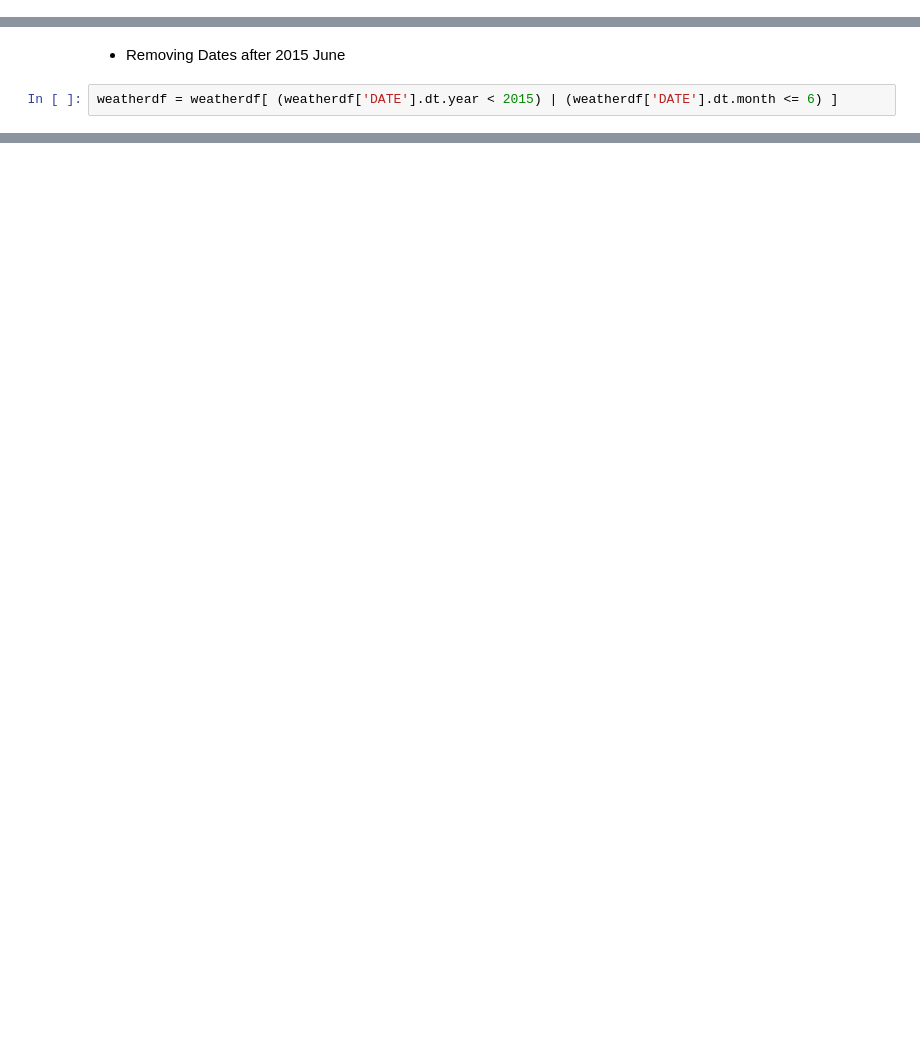
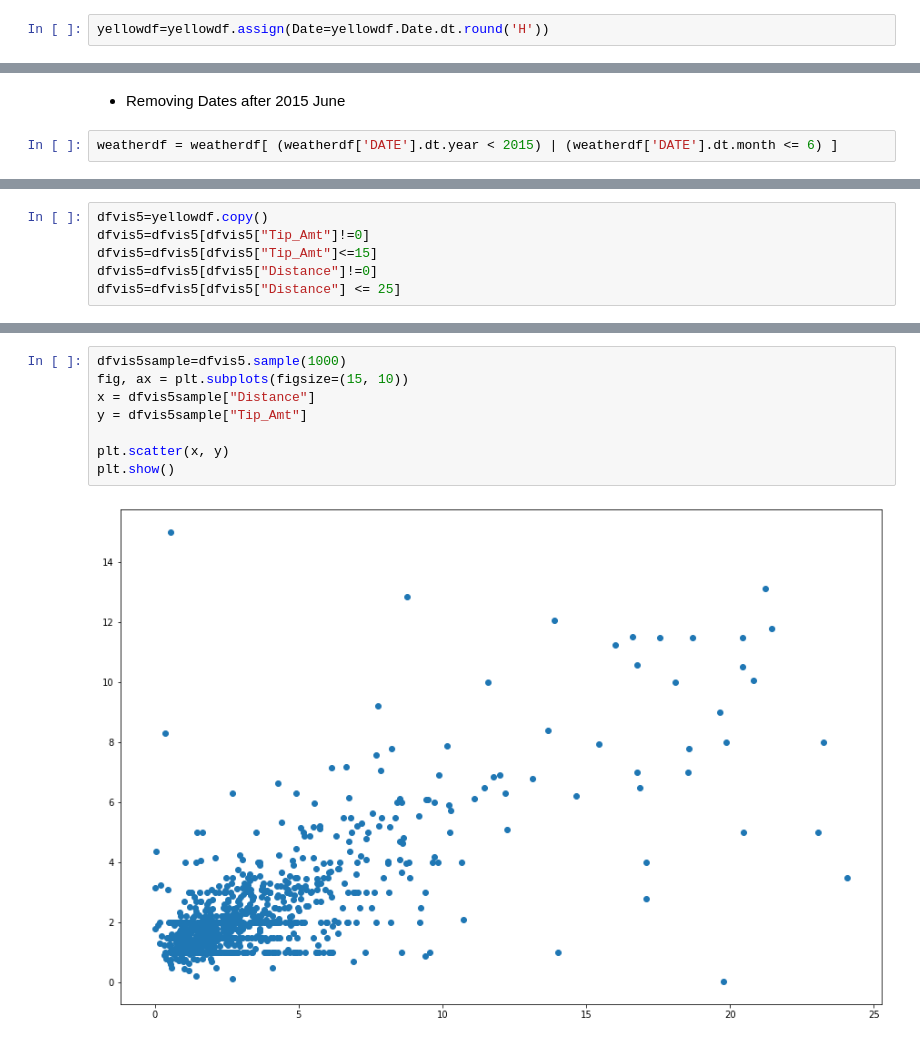
Before and after one commit to kunalsojatia/TFA_Taxi_Project, a Jupyter notebook: taxi.ipynb, the cells around one changed output, grey strips where cells are left out. Saved outputs shown, nothing was run; the diff lists cells and outputs as text; blank space fills up the shorter version.

```diff
--- a/taxi.ipynb
+++ b/taxi.ipynb
@@ -265,6 +265,8 @@ print(len(yellowdf))
 # %% [output]
 3.344135578783831
 226373
+# %%
+yellowdf=yellowdf.assign(Date=yellowdf.Date.dt.round('H'))
 # %% [markdown]
 # Importing Uber Data
 # %%
@@ -648,0 +1020,6 @@ f.close()
+# %%
+dfvis5=yellowdf.copy()
+dfvis5=dfvis5[dfvis5["Tip_Amt"]!=0]
+dfvis5=dfvis5[dfvis5["Tip_Amt"]<=15]
+dfvis5=dfvis5[dfvis5["Distance"]!=0]
+dfvis5=dfvis5[dfvis5["Distance"] <= 25]
@@ -648,0 +1035,10 @@ f.close()
+# %%
+dfvis5sample=dfvis5.sample(1000)
+fig, ax = plt.subplots(figsize=(15, 10))
+x = dfvis5sample["Distance"]
+y = dfvis5sample["Tip_Amt"]
+
+plt.scatter(x, y)
+plt.show()
+# %% [output]
+[figure, added]
```
Also changed, not shown: parts of 108 cells of this notebook, 15 other files.
